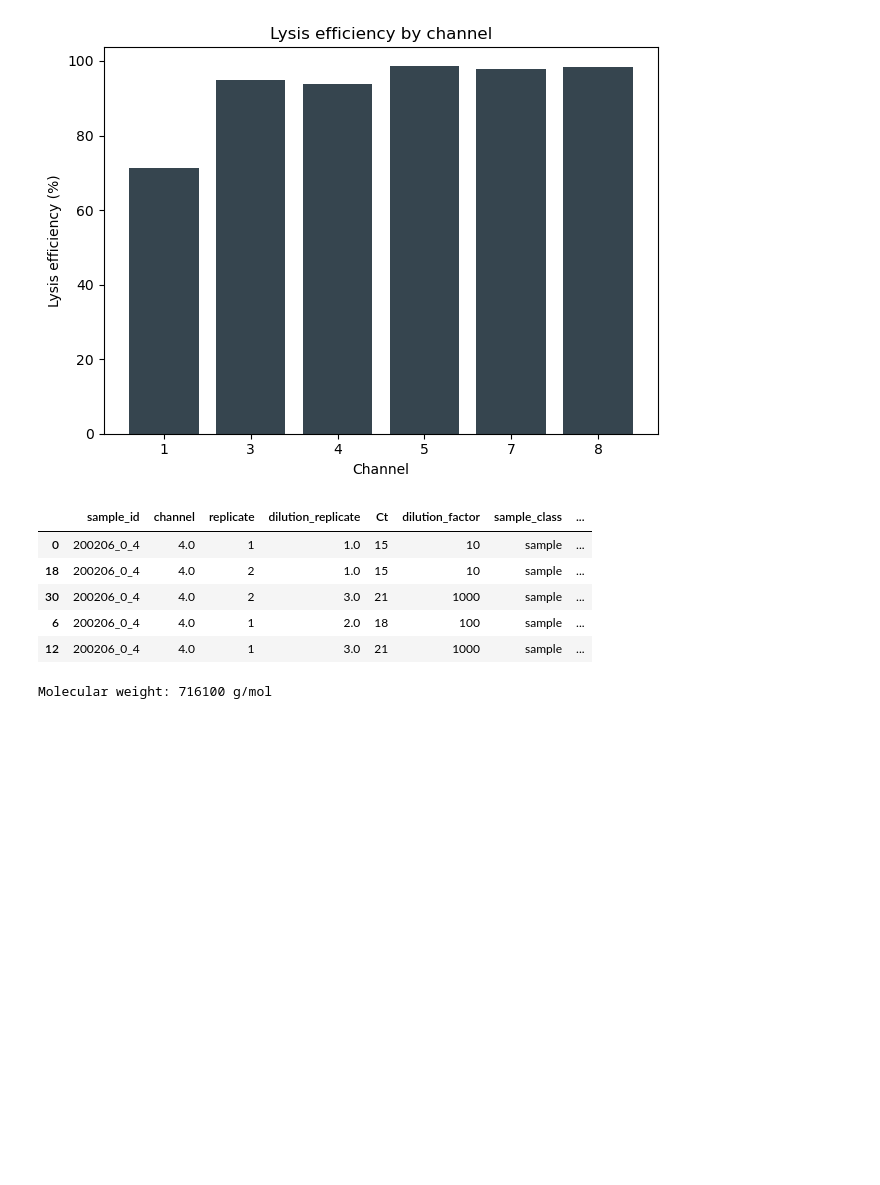
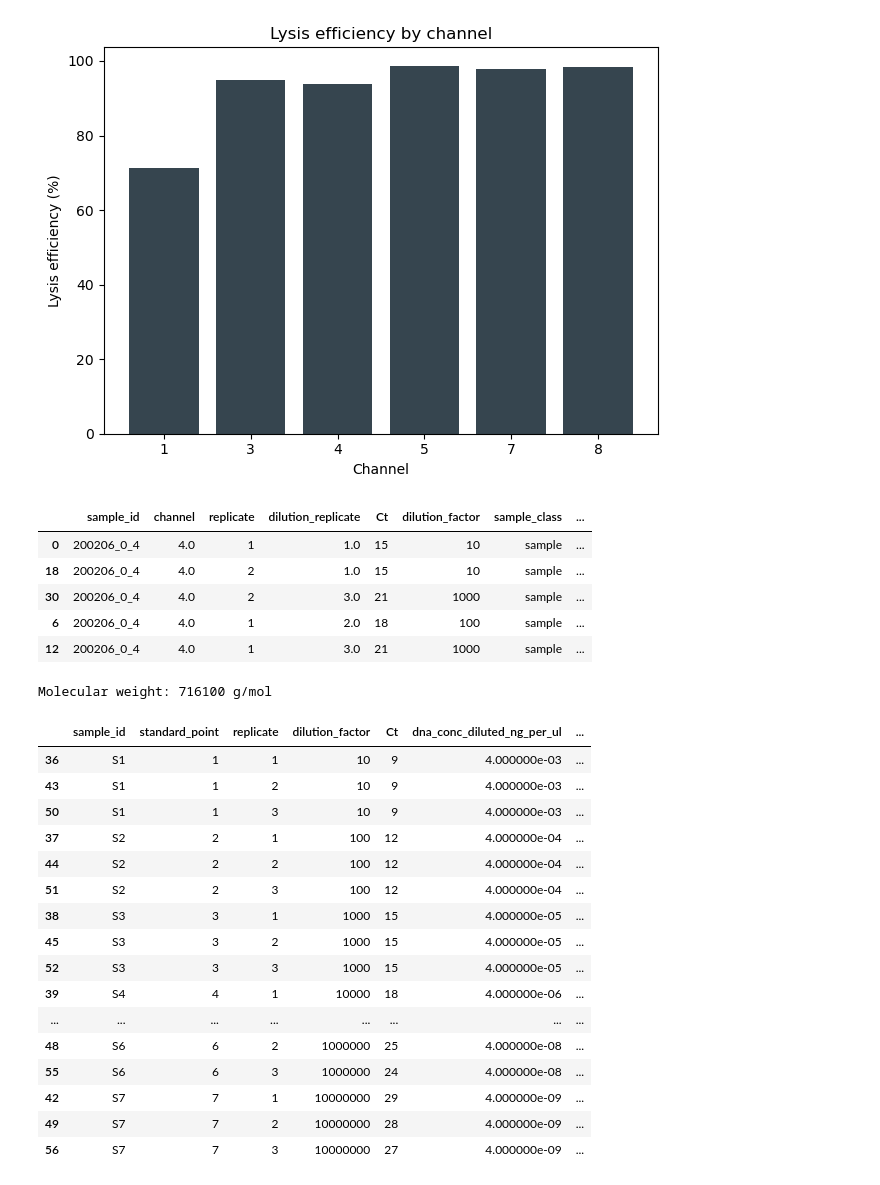
Before and after one commit to EvaPeet-sp/SystemsPractice, a Jupyter notebook: ploidy.ipynb, the cells around one changed output. Cells and saved outputs as stored; diff of their text form; code cells hidden in the pictures; blank space fills up the shorter version.

Commit message:
add calculation of ng to # of molecules

```diff
--- a/ploidy.ipynb
+++ b/ploidy.ipynb
@@ -295,3 +336,56 @@ molecular_weight_g_per_mol = length_bp * weight_bp
 print(f'Molecular weight: {molecular_weight_g_per_mol} g/mol')
 # %% [output]
 Molecular weight: 716100 g/mol
+# %%
+dna_conc_standard_ng_per_ul = 0.04
+sample_volume_in_well_ul = 5
+total_volume_in_well_ul = 20
+avogadro_number = 6.022e23
+weight_bp_g_per_mol = 660  # g/mol per bp for dsDNA
+
+qpcr = data_qpcr.copy()
+
+qpcr_standard = qpcr.loc[qpcr['sample_class'].eq('standard')].copy()
+
+# S1 -> 1, ..., S7 -> 7
+qpcr_standard['standard_point'] = (
+    qpcr_standard['sample_id'].astype(str).str.extract(r'(\d+)')[0].astype(int)
+)
+
+# REF:
+# dna_molecules_in_well = (dna_conc_standard / dilution_factor) * (sample_volume_in_well / total_volume_in_well) / dna_fragment_molecular_weight * avogadro_number
+qpcr_standard['dna_conc_diluted_ng_per_ul'] =  dna_conc_standard_ng_per_ul / qpcr_standard['dilution_factor']
+
+
+qpcr_standard['dna_conc_in_well_ng_per_ul'] = qpcr_standard['dna_conc_diluted_ng_per_ul'] * (sample_volume_in_well_ul / total_volume_in_well_ul)
+
+# 1e-9  => ng -> g
+qpcr_standard['dna_molecules_in_well_per_ul'] = qpcr_standard['dna_conc_in_well_ng_per_ul'] * 1e-9 / weight_bp_g_per_mol * avogadro_number
+
+qpcr_standard['log10_dna_molecules_in_well_per_ul'] = np.log10(qpcr_standard['dna_molecules_in_well_per_ul'])
+
+qpcr_standard[
+    [
+        'sample_id', 'standard_point', 'replicate', 'dilution_factor', 'Ct',
+        'dna_conc_diluted_ng_per_ul', 'dna_conc_in_well_ng_per_ul',
+        'dna_molecules_in_well_per_ul', 'log10_dna_molecules_in_well_per_ul'
+    ]
+].sort_values(['standard_point', 'replicate'])
+# %% [output]
+|  | sample_id | standard_point | replicate | dilution_factor | Ct | dna_conc_diluted_ng_per_ul | ... |
+| 36 | S1 | 1 | 1 | 10 | 9 | 4.000000e-03 | ... |
+| 43 | S1 | 1 | 2 | 10 | 9 | 4.000000e-03 | ... |
+| 50 | S1 | 1 | 3 | 10 | 9 | 4.000000e-03 | ... |
+| 37 | S2 | 2 | 1 | 100 | 12 | 4.000000e-04 | ... |
+| 44 | S2 | 2 | 2 | 100 | 12 | 4.000000e-04 | ... |
+| 51 | S2 | 2 | 3 | 100 | 12 | 4.000000e-04 | ... |
+| 38 | S3 | 3 | 1 | 1000 | 15 | 4.000000e-05 | ... |
+| 45 | S3 | 3 | 2 | 1000 | 15 | 4.000000e-05 | ... |
+| 52 | S3 | 3 | 3 | 1000 | 15 | 4.000000e-05 | ... |
+| 39 | S4 | 4 | 1 | 10000 | 18 | 4.000000e-06 | ... |
+| ... | ... | ... | ... | ... | ... | ... | ... |
+| 48 | S6 | 6 | 2 | 1000000 | 25 | 4.000000e-08 | ... |
+| 55 | S6 | 6 | 3 | 1000000 | 24 | 4.000000e-08 | ... |
+| 42 | S7 | 7 | 1 | 10000000 | 29 | 4.000000e-09 | ... |
+| 49 | S7 | 7 | 2 | 10000000 | 28 | 4.000000e-09 | ... |
+| 56 | S7 | 7 | 3 | 10000000 | 27 | 4.000000e-09 | ... |
```
Also changed, not shown: parts of 4 cells of this notebook.
